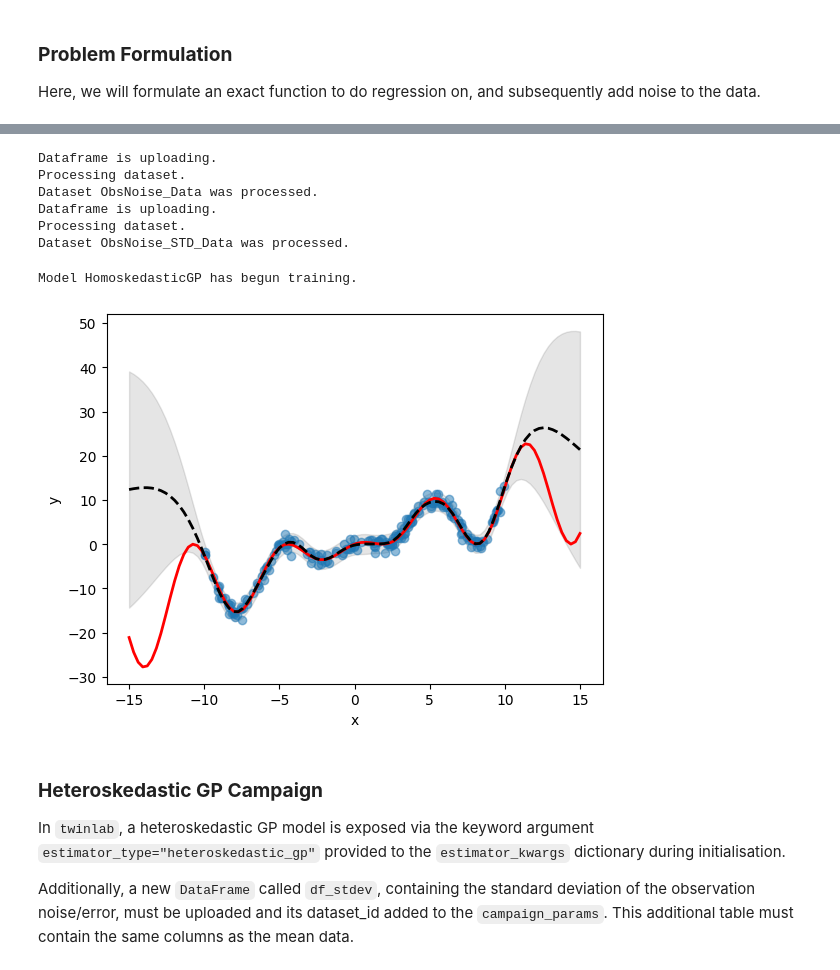
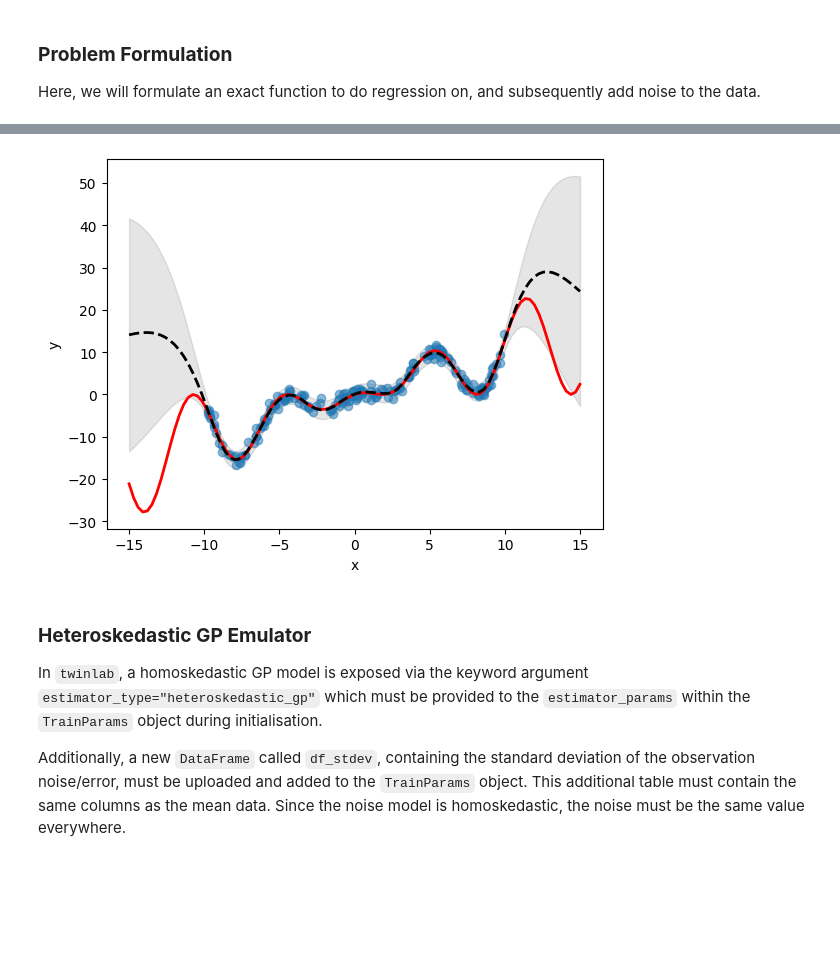
Before and after one commit to digiLab-ai/twinLab-Tutorials, a Jupyter notebook: 04-observation-noise-gp.ipynb, the cells around one changed output, grey strips where cells are left out. Drawn from its saved outputs; the diff is of its cells as text; code cells hidden in the pictures; blank space fills up the shorter version.

```diff
--- a/04-observation-noise-gp.ipynb
+++ b/04-observation-noise-gp.ipynb
@@ -61,68 +66,58 @@ plt.show()
 dataset_id = "ObsNoise_Data"
 
 # Upload the dataset to the cloud
-tl.upload_dataset(df, dataset_id, verbose=True)
+dataset = tl.Dataset(dataset_id)
+dataset.upload(df)
 
 # Define the name of the std dataset
 std_dataset_id = "ObsNoise_STD_Data"
 
 # Upload the dataset to the cloud
-tl.upload_dataset(df_stdev, std_dataset_id, verbose=True)
+std_dataset = tl.Dataset(std_dataset_id)
+std_dataset.upload(df_stdev)
-# %% [output]
-Dataframe is uploading.
-Processing dataset.
-Dataset ObsNoise_Data was processed.
-Dataframe is uploading.
-Processing dataset.
-Dataset ObsNoise_STD_Data was processed.
-# %%
-# Initialise campaign
-campaign_id = "HomoskedasticGP"
-
-campaign_params = {
-    "dataset_id": dataset_id,
-    "dataset_std_id": std_dataset_id,
-    "inputs": ["x"],
-    "outputs": ["y"],
-    "test_train_ratio": 0.75,
-    "estimator": "gaussian_process_regression",
-    "estimator_kwargs": {
-        "estimator_type": "fixed_noise_gp",  # Keyword string to request homoskedastic model
-    },
-}
-
-# Start a new campaign and train a surrogate model
-tl.train_campaign(campaign_params, campaign_id, verbose=True)
-# %% [output]
-Model HomoskedasticGP has begun training.
+# %%
+# Initialise emulator
+emulator_id = "HomoskedasticGP"
+emulator = tl.Emulator(emulator_id)
+
+# Define the training and estimator parameters
+estimator_params = tl.EstimatorParams(estimator_type="fixed_noise_gp")
+params = tl.TrainParams(
+    dataset, ["x"], ["y"], dataset_std=std_dataset, estimator_params=estimator_params
+)
+
+# Begin training the emulator
+emulator.train(params)
 # %%
-# Plot inference results
-df_mean, df_stdev = tl.predict_campaign(pd.DataFrame(X, columns=["x"]), campaign_id)
+#  Define an evaluation dataset and predicts the outputs using the emulator
+eval_data = pd.DataFrame(X, columns=["x"])
+df_mean, df_stdev = emulator.predict(eval_data)
 y_mean, y_stdev = df_mean.values, df_stdev.values
 
+# Plot inference results
 plt.fill_between(
     X.flatten(),
     (y_mean - 1.96 * y_stdev).flatten(),
     (y_mean + 1.96 * y_stdev).flatten(),
     color="k",
     alpha=0.1,
 )
 
 plt.scatter(df["x"], df["y"], alpha=0.5, label="Training Data")
 plt.xlabel("x")
 plt.ylabel("y")
 
 plt.plot(X, y, c="r", linewidth=2)
 plt.plot(X, y_mean, c="k", linewidth=2, linestyle="dashed")
 plt.show()
 # %% [output]
-[figure, old version]
+[figure, new version]
 # %% [markdown]
-### **Heteroskedastic GP Campaign**
+### **Heteroskedastic GP Emulator**
 
-In `twinlab`, a heteroskedastic GP model is exposed via the keyword argument `estimator_type="heteroskedastic_gp"` provided to the `estimator_kwargs` dictionary during initialisation.
+In `twinlab`, a homoskedastic GP model is exposed via the keyword argument `estimator_type="heteroskedastic_gp"` which must be provided to the `estimator_params` within the `TrainParams` object during initialisation.
 
-Additionally, a new `DataFrame` called `df_stdev`, containing the standard deviation of the observation noise/error, must be uploaded and its dataset_id added to the `campaign_params`. This additional table must contain the same columns as the mean data.
+Additionally, a new `DataFrame` called `df_stdev`, containing the standard deviation of the observation noise/error, must be uploaded and added to the `TrainParams` object. This additional table must contain the same columns as the mean data. Since the noise model is homoskedastic, the noise must be the same value everywhere.
 # %%
 noise_scale = 0.5
 
```
Also changed, not shown: parts of 10 cells of this notebook.
